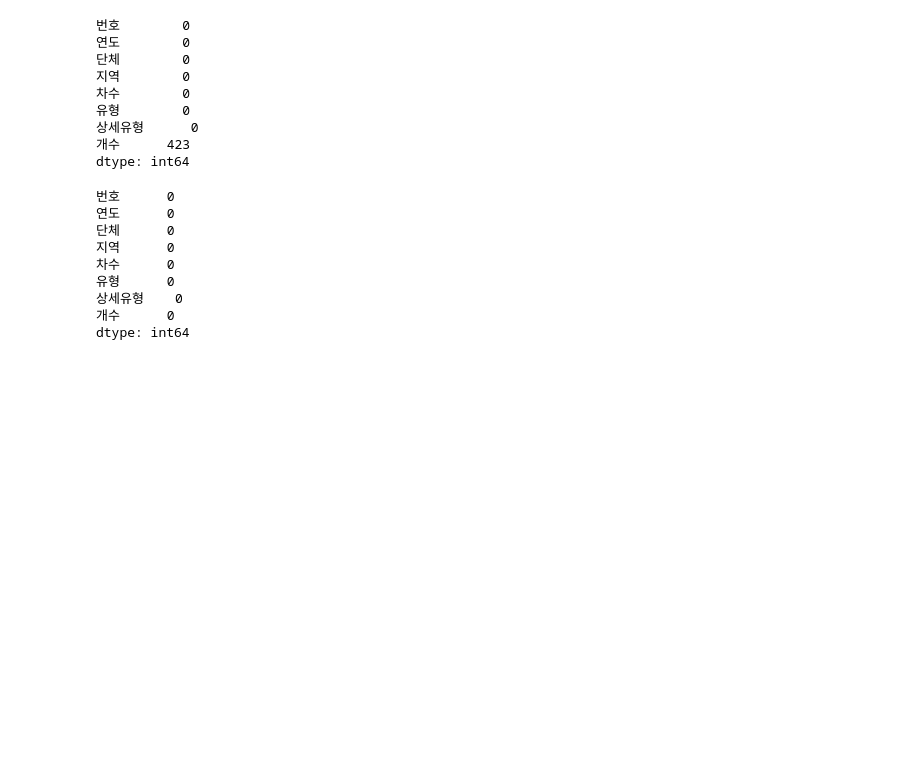
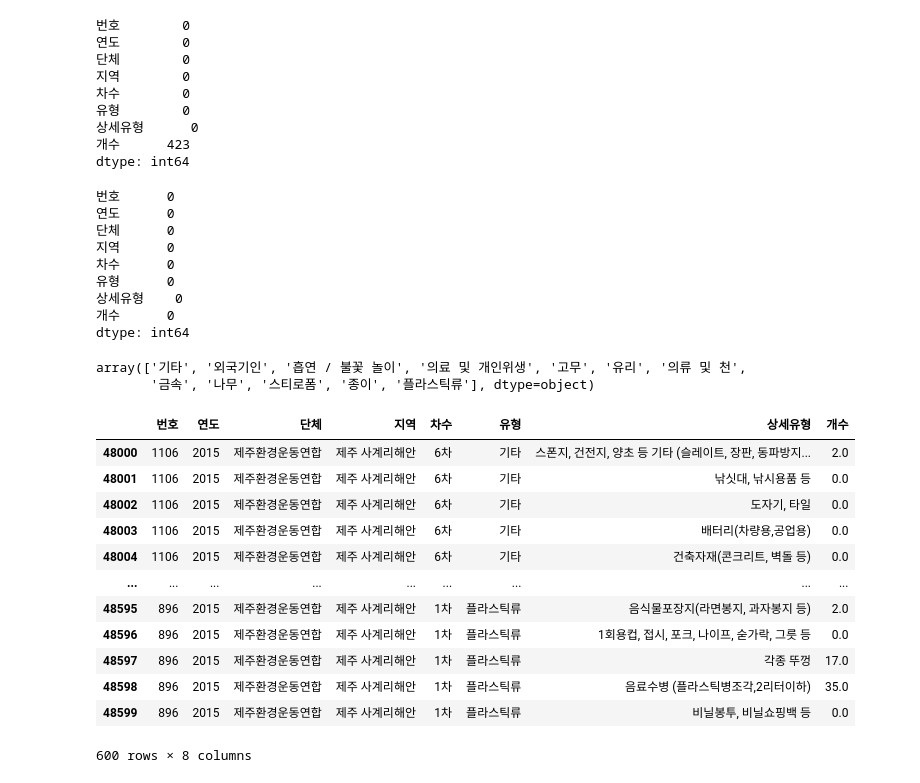
Before and after one commit to TA-PP/SKT-FLY-AI, a Jupyter notebook: 1st_week_project.ipynb, the cells around one changed output. Drawn from its saved outputs; the diff is of its cells as text; code cells hidden in the pictures; blank space fills up the shorter version.

```diff
--- a/1st_week_project.ipynb
+++ b/1st_week_project.ipynb
@@ -73,3 +67,8 @@ jeju.isnull().sum()
 상세유형    0
 개수      0
 dtype: int64
+# %%
+jeju['유형'].unique()
+# %% [output]
+array(['기타', '외국기인', '흡연 / 불꽃 놀이', '의료 및 개인위생', '고무', '유리', '의류 및 천',
+       '금속', '나무', '스티로폼', '종이', '플라스틱류'], dtype=object)
@@ -75,0 +79,16 @@ dtype: int64
+# %%
+jeju2015
+# %% [output]
+|  | 번호 | 연도 | 단체 | 지역 | 차수 | 유형 | 상세유형 | 개수 |
+| 48000 | 1106 | 2015 | 제주환경운동연합 | 제주 사계리해안 | 6차 | 기타 | 스폰지, 건전지, 양초 등 기타 (슬레이트, 장판, 동파방지... | 2.0 |
+| 48001 | 1106 | 2015 | 제주환경운동연합 | 제주 사계리해안 | 6차 | 기타 | 낚싯대, 낚시용품 등 | 0.0 |
+| 48002 | 1106 | 2015 | 제주환경운동연합 | 제주 사계리해안 | 6차 | 기타 | 도자기, 타일 | 0.0 |
+| 48003 | 1106 | 2015 | 제주환경운동연합 | 제주 사계리해안 | 6차 | 기타 | 배터리(차량용,공업용) | 0.0 |
+| 48004 | 1106 | 2015 | 제주환경운동연합 | 제주 사계리해안 | 6차 | 기타 | 건축자재(콘크리트, 벽돌 등) | 0.0 |
+| ... | ... | ... | ... | ... | ... | ... | ... | ... |
+| 48595 | 896 | 2015 | 제주환경운동연합 | 제주 사계리해안 | 1차 | 플라스틱류 | 음식물포장지(라면봉지, 과자봉지 등) | 2.0 |
+| 48596 | 896 | 2015 | 제주환경운동연합 | 제주 사계리해안 | 1차 | 플라스틱류 | 1회용컵, 접시, 포크, 나이프, 숟가락, 그릇 등 | 0.0 |
+| 48597 | 896 | 2015 | 제주환경운동연합 | 제주 사계리해안 | 1차 | 플라스틱류 | 각종 뚜껑 | 17.0 |
+| 48598 | 896 | 2015 | 제주환경운동연합 | 제주 사계리해안 | 1차 | 플라스틱류 | 음료수병 (플라스틱병조각,2리터이하) | 35.0 |
+| 48599 | 896 | 2015 | 제주환경운동연합 | 제주 사계리해안 | 1차 | 플라스틱류 | 비닐봉투, 비닐쇼핑백 등 | 0.0 |
+600 rows × 8 columns
```
Also changed, not shown: parts of 6 cells of this notebook.
